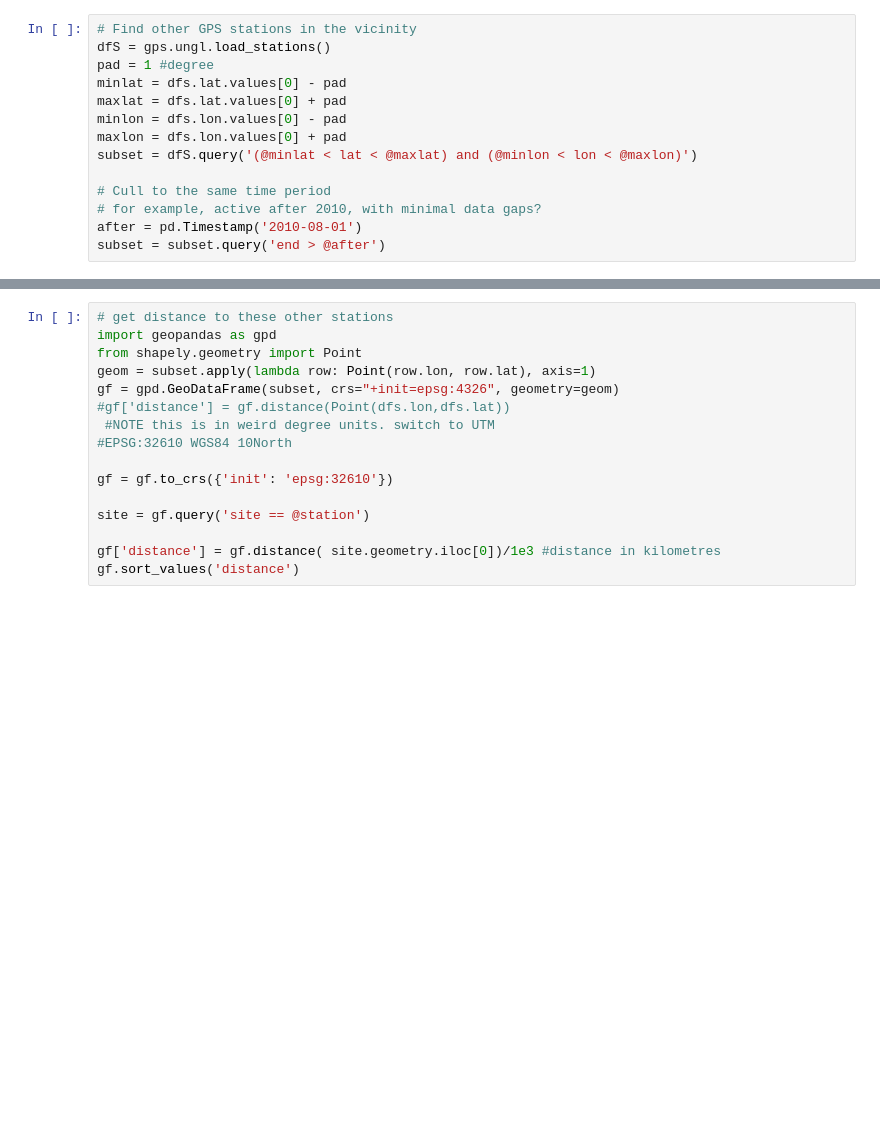
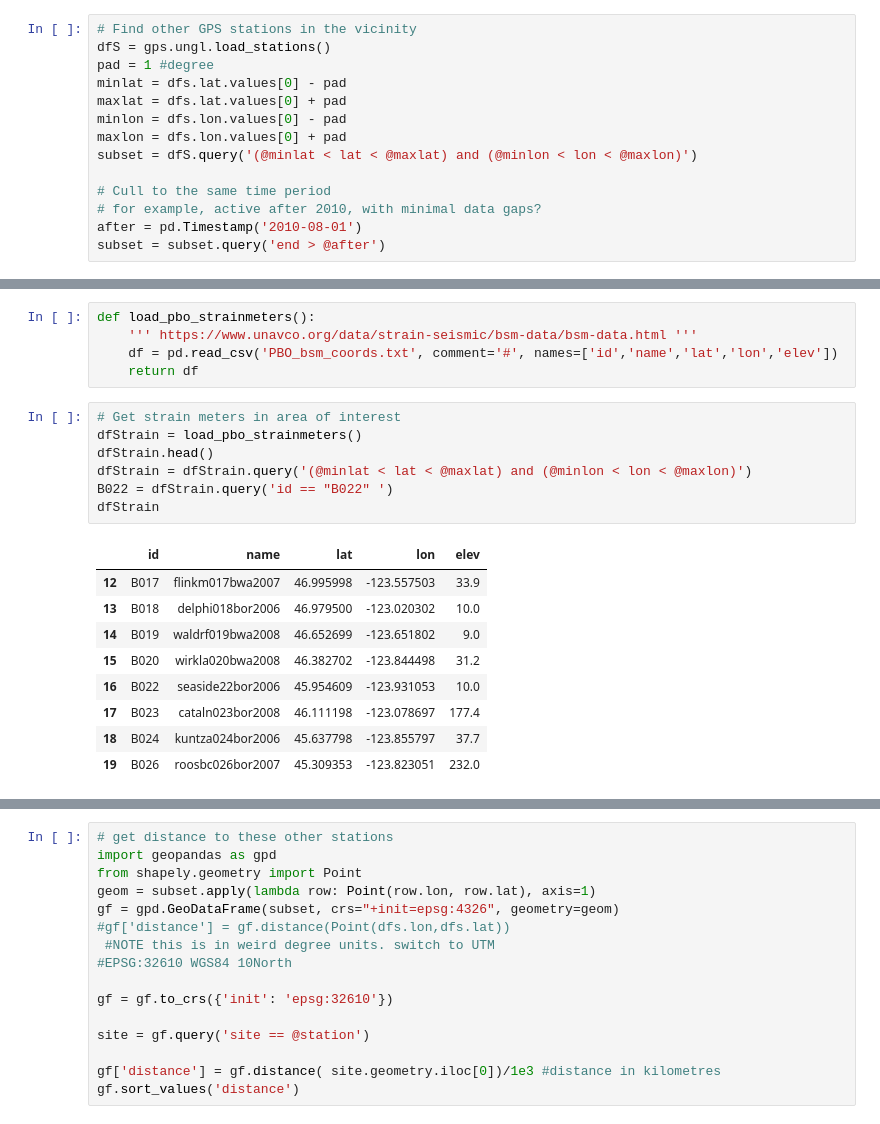
Before and after one commit to scottyhq/gpstools, a Jupyter notebook: Demo_UNGL.ipynb, the cells around one changed output, grey strips where cells are left out. Saved outputs shown, nothing was run; the diff lists cells and outputs as text; blank space fills up the shorter version.

```diff
--- a/Demo_UNGL.ipynb
+++ b/Demo_UNGL.ipynb
@@ -175 +173,23 @@ subset.head()
+# %%
+def load_pbo_strainmeters():
+    ''' https://www.unavco.org/data/strain-seismic/bsm-data/bsm-data.html '''
+    df = pd.read_csv('PBO_bsm_coords.txt', comment='#', names=['id','name','lat','lon','elev'])
+    return df
+# %%
+# Get strain meters in area of interest
+dfStrain = load_pbo_strainmeters()
+dfStrain.head()
+dfStrain = dfStrain.query('(@minlat < lat < @maxlat) and (@minlon < lon < @maxlon)')
+B022 = dfStrain.query('id == "B022" ')
+dfStrain
+# %% [output]
+|  | id | name | lat | lon | elev |
+| 12 | B017 | flinkm017bwa2007 | 46.995998 | -123.557503 | 33.9 |
+| 13 | B018 | delphi018bor2006 | 46.979500 | -123.020302 | 10.0 |
+| 14 | B019 | waldrf019bwa2008 | 46.652699 | -123.651802 | 9.0 |
+| 15 | B020 | wirkla020bwa2008 | 46.382702 | -123.844498 | 31.2 |
+| 16 | B022 | seaside22bor2006 | 45.954609 | -123.931053 | 10.0 |
+| 17 | B023 | cataln023bor2008 | 46.111198 | -123.078697 | 177.4 |
+| 18 | B024 | kuntza024bor2006 | 45.637798 | -123.855797 | 37.7 |
+| 19 | B026 | roosbc026bor2007 | 45.309353 | -123.823051 | 232.0 |
 # %%
```
Also changed, not shown: parts of 11 cells of this notebook, 11 other files.
